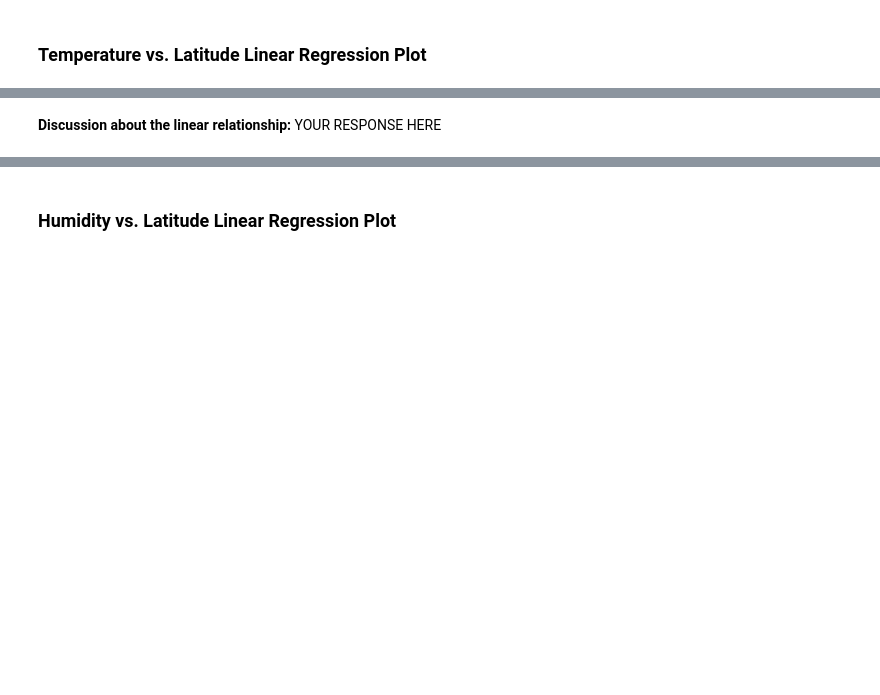
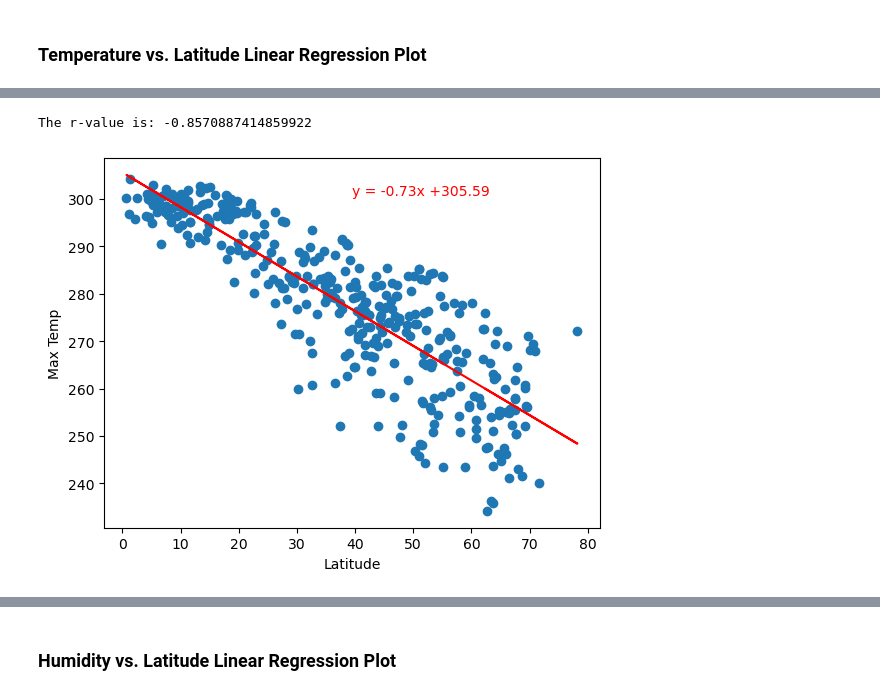
Before and after one commit to JCovarrubias236/python-api-challenge, a Jupyter notebook: Starter_Code/starter_code/WeatherPy.ipynb, the cells around one changed output, grey strips where cells are left out. Cells and saved outputs as stored; diff of their text form; code cells hidden in the pictures; blank space fills up the shorter version.

```diff
--- a/Starter_Code/starter_code/WeatherPy.ipynb
+++ b/Starter_Code/starter_code/WeatherPy.ipynb
@@ -298,0 +293,12 @@ AttributeError: module 'matplotlib.pyplot' has no attribute 'xlabel'
+# %%
+# Define a function to create Linear Regression plots
+# The Xpert Learning Assistant helped me with this but it used the seaborn library so had to update it with the correct formula and functions.
+def create_linear_regression_plot(x, y):
+    slope, intercept, r_value, p_value, std_err = stats.linregress(x, y)
+    line = slope * x + intercept
+
+    print(f"The r-value is: {r_value}")
+    plt.scatter(x,y)
+    plt.plot(x, line, color='red')
+    line_equation = f"y = {slope:.2f}x +{intercept:.2f}"
+    plt.text(0.5,0.9,line_equation,color='red',transform=plt.gca().transAxes)
@@ -341,2 +345,10 @@ The r-value is: 0.4121057168607245
-# %% [markdown]
-**Discussion about the linear relationship:** YOUR RESPONSE HERE
+# %%
+# Linear regression on Northern Hemisphere
+create_linear_regression_plot(northern_hemi_df["Lat"],northern_hemi_df["Max Temp"])
+
+plt.xlabel("Latitude")
+plt.ylabel("Max Temp")
+plt.show()
+# %% [output]
+The r-value is: -0.8570887414859922
+[figure, added]
```
Also changed, not shown: parts of 36 cells of this notebook, 5 other files.
